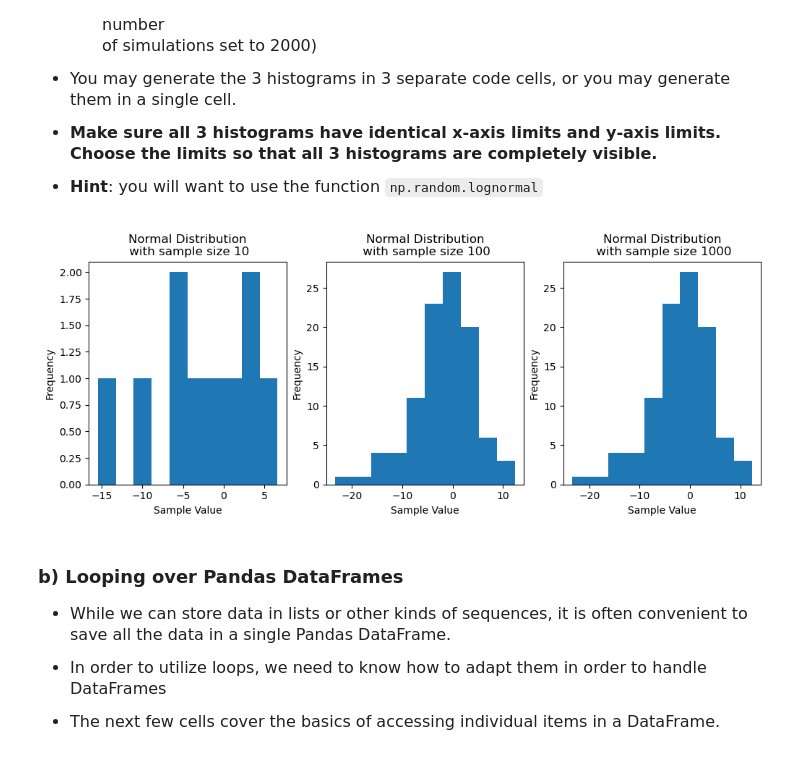
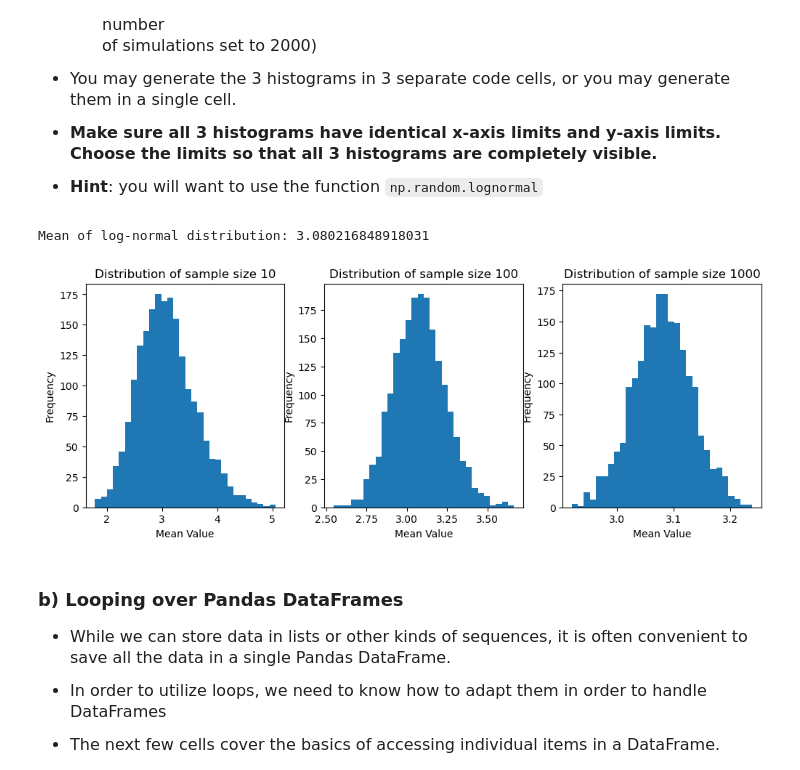
Before and after one commit to krisson381/datasci151spring2026, a Jupyter notebook: _assignments/assignment_5/Assignment5.ipynb, the cells around one changed output. Cells and saved outputs as stored; diff of their text form; code cells hidden in the pictures.

```diff
--- a/_assignments/assignment_5/Assignment5.ipynb
+++ b/_assignments/assignment_5/Assignment5.ipynb
@@ -50,49 +51,65 @@ import matplotlib.pyplot as plt
 # %%
-# complete the code
-import math
-# you can do the problem in one code cell, or you can handle each sample size in a separate cell.
-fig, subfig_array = plt.subplots(nrows = 1, ncols = 3,figsize = (12,4))
-mean_long = math.exp((1+0.5**2)/2)
+# # complete the code
+mu = 1
+sig = 0.5
+mean = math.exp(mu + sig**2 / 2)
+print("Mean of log-normal distribution:", mean)
+
+# Setup the figure for 3 plots in a row
+fig, subfig_array = plt.subplots(nrows = 1, ncols = 3, figsize = (12,4))
+
+
 ########### Sample Size 10
+np.random.seed(1234)
+num_simulations = 2000
 
-np.random.seed(1234) # set the seed for reproducibility
-num_simulations = 10
+sample_means = []
 
-normal_samples = np.random.normal(loc = -2, scale = 6, size = num_simulations)
+for i in range(num_simulations):
+    sample = np.random.lognormal(mu, sig, 10)
+    sample_means.append(np.mean(sample))
 
-# perform simulations, create histogram
-subfig_array[0].hist(x = normal_samples)
-subfig_array[0].set_title("Normal Distribution\n with sample size 10")
-subfig_array[0].set_xlabel("Sample Value")
+subfig_array[0].hist(sample_means, bins = 30)
+subfig_array[0].set_title("Distribution of sample size 10")
+subfig_array[0].set_xlabel("Mean Value")
 subfig_array[0].set_ylabel("Frequency")
 
+
 ########### Sample Size 100
-np.random.seed(1234) # set the seed for reproducibility
-num_simulations = 100
-normal_samples = np.random.normal(loc = -2, scale = 6, size = num_simulations)
+np.random.seed(1234)
+num_simulations = 2000
 
-# perform simulations, create histogram
-subfig_array[1].hist(x = normal_samples)
-subfig_array[1].set_title("Normal Distribution\n with sample size 100")
-subfig_array[1].set_xlabel("Sample Value")
+sample_means = []
+
+for i in range(num_simulations):
+    sample = np.random.lognormal(mu, sig, 100)
+    sample_means.append(np.mean(sample))
+
+subfig_array[1].hist(sample_means, bins = 30)
+subfig_array[1].set_title("Distribution of sample size 100")
+subfig_array[1].set_xlabel("Mean Value")
 subfig_array[1].set_ylabel("Frequency")
 
 
 ########### Sample Size 1000
-np.random.seed(1234) # set the seed for reproducibility
-num_simulations = 100
-normal_samples = np.random.normal(loc = -2, scale = 6, size = num_simulations)
+np.random.seed(1234)
+num_simulations = 2000
 
-# perform simulations, create histogram
-subfig_array[2].hist(x = normal_samples)
-subfig_array[2].set_title("Normal Distribution\n with sample size 1000")
-subfig_array[2].set_xlabel("Sample Value")
+sample_means = []
+
+for i in range(num_simulations):
+    sample = np.random.lognormal(mu, sig, 1000)
+    sample_means.append(np.mean(sample))
+
+subfig_array[2].hist(sample_means, bins = 30)
+subfig_array[2].set_title("Distribution of sample size 1000")
+subfig_array[2].set_xlabel("Mean Value")
 subfig_array[2].set_ylabel("Frequency")
 
-
 plt.show()
 # %% [output]
+Mean of log-normal distribution: 3.080216848918031
-[figure, old version]
+[figure, new version]
 # %% [markdown]
 ### b) Looping over Pandas DataFrames
 
```
Also changed, not shown: parts of 5 cells of this notebook.
